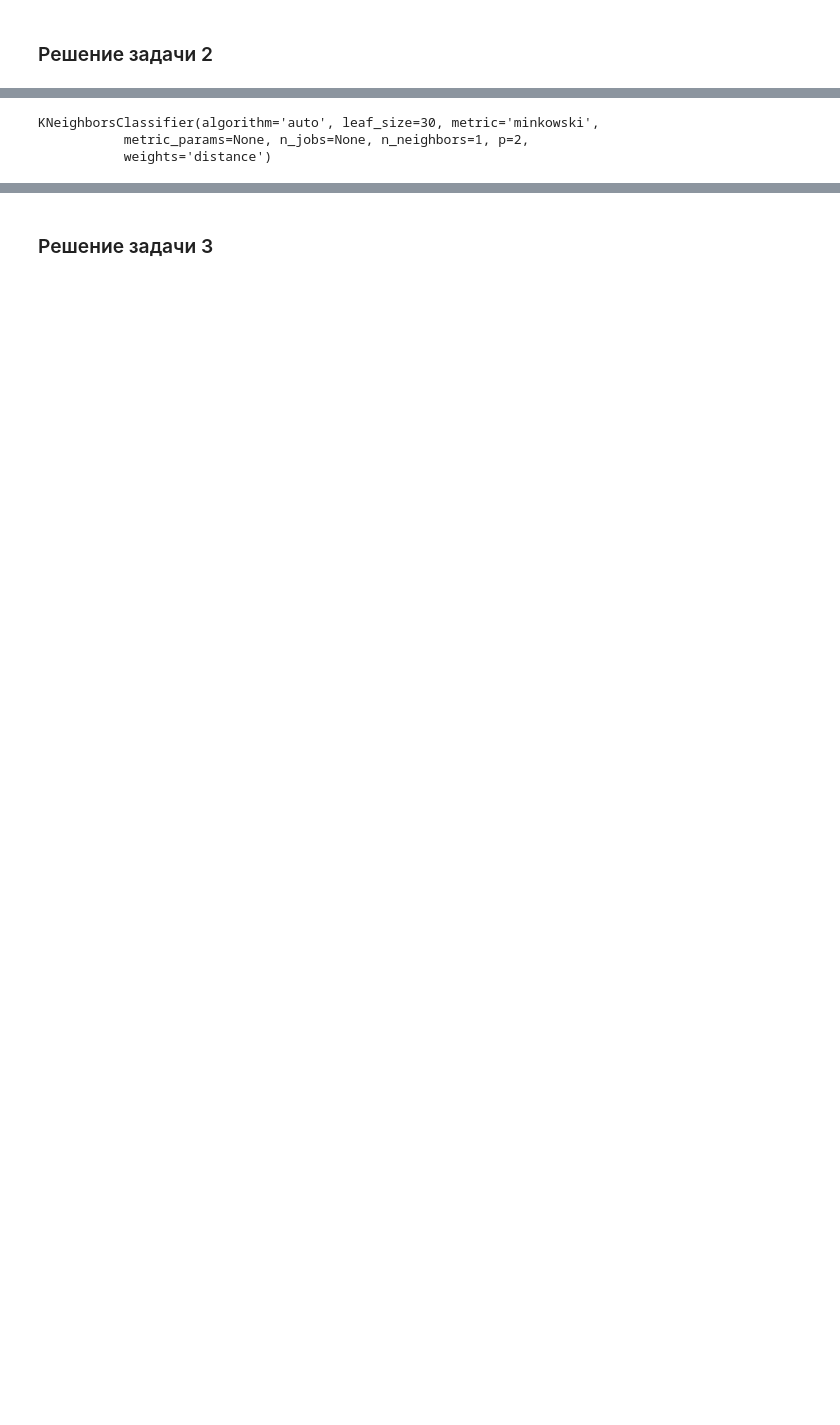
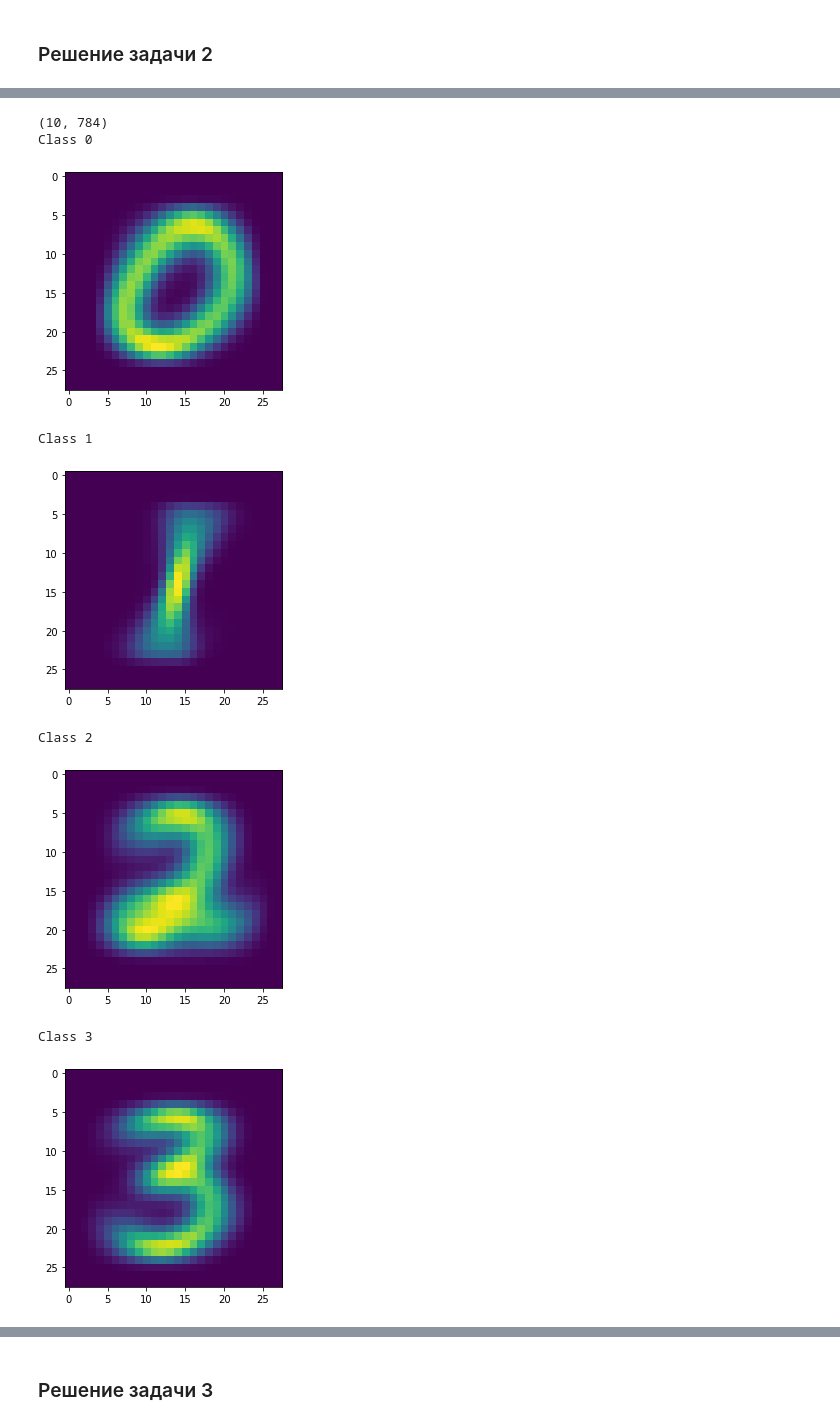
Before and after one commit to scikodot/msu-share, a Jupyter notebook: ml/seminar03/seminar03_knn.ipynb, the cells around one changed output, grey strips where cells are left out. Saved outputs shown, nothing was run; the diff lists cells and outputs as text; code cells hidden in the pictures; blank space fills up the shorter version.

Commit message:
ml seminar03: fix task 2 (centroids)

```diff
--- a/ml/seminar03/seminar03_knn.ipynb
+++ b/ml/seminar03/seminar03_knn.ipynb
@@ -213,9 +140,0 @@ KMeans(algorithm='auto', copy_x=True, init='k-means++', max_iter=300,
-# %%
-# Get cluster centers' classes
-centerClasses = []
-for i in range(10):
-    indices = np.argwhere(km.labels_ == i).flatten()
-    classes = train_y_2[samples[indices]]
-    centerClasses.append(np.argmax(np.bincount(classes)))
-
-print(centerClasses)
@@ -224,12 +141,8 @@ print(centerClasses)
 # %%
-# Show centroids
-# for i in range(len(nc.centroids_)):
-#     print('Class', nc.classes_[i])
-#     plt.imshow(nc.centroids_[i].reshape((28, 28)))
-#     plt.show()
-
-# Show clusters
-for i in range(len(km.cluster_centers_)):
-    print('Class', centerClasses[i])
-    plt.imshow(km.cluster_centers_[i].reshape(28, 28))
-    plt.show()
+# Show method
+def show(samples, classes=None):
+    for i in range(len(samples)):
+        if classes is not None:
+            print('Class', classes[i])
+        plt.imshow(samples[i].reshape(28, 28))
+        plt.show()
@@ -253,7 +149,23 @@ classifier = KNeighborsClassifier(n_neighbors=1, weights='distance')
-# %%
-# Fit
-classifier.fit(km.cluster_centers_, centerClasses)
-# %% [output]
-KNeighborsClassifier(algorithm='auto', leaf_size=30, metric='minkowski',
-           metric_params=None, n_jobs=None, n_neighbors=1, p=2,
-           weights='distance')
+# %%
+# Centroids
+centroids = np.zeros((10, 784))
+for i in range(10):
+    mask = (train_y == i)
+    centroids[i] = np.mean(train_x_1[mask], axis=0)
+
+# Centroids' classes
+classes = np.array(range(10))
+# %%
+# Show cluster centers
+print(centroids.shape)
+show(centroids, classes)
+# %% [output]
+(10, 784)
+Class 0
+[figure, added]
+Class 1
+[figure, added]
+Class 2
+[figure, added]
+Class 3
+[figure, added]
```
Also changed, not shown: parts of 27 cells of this notebook, 1 other file.
